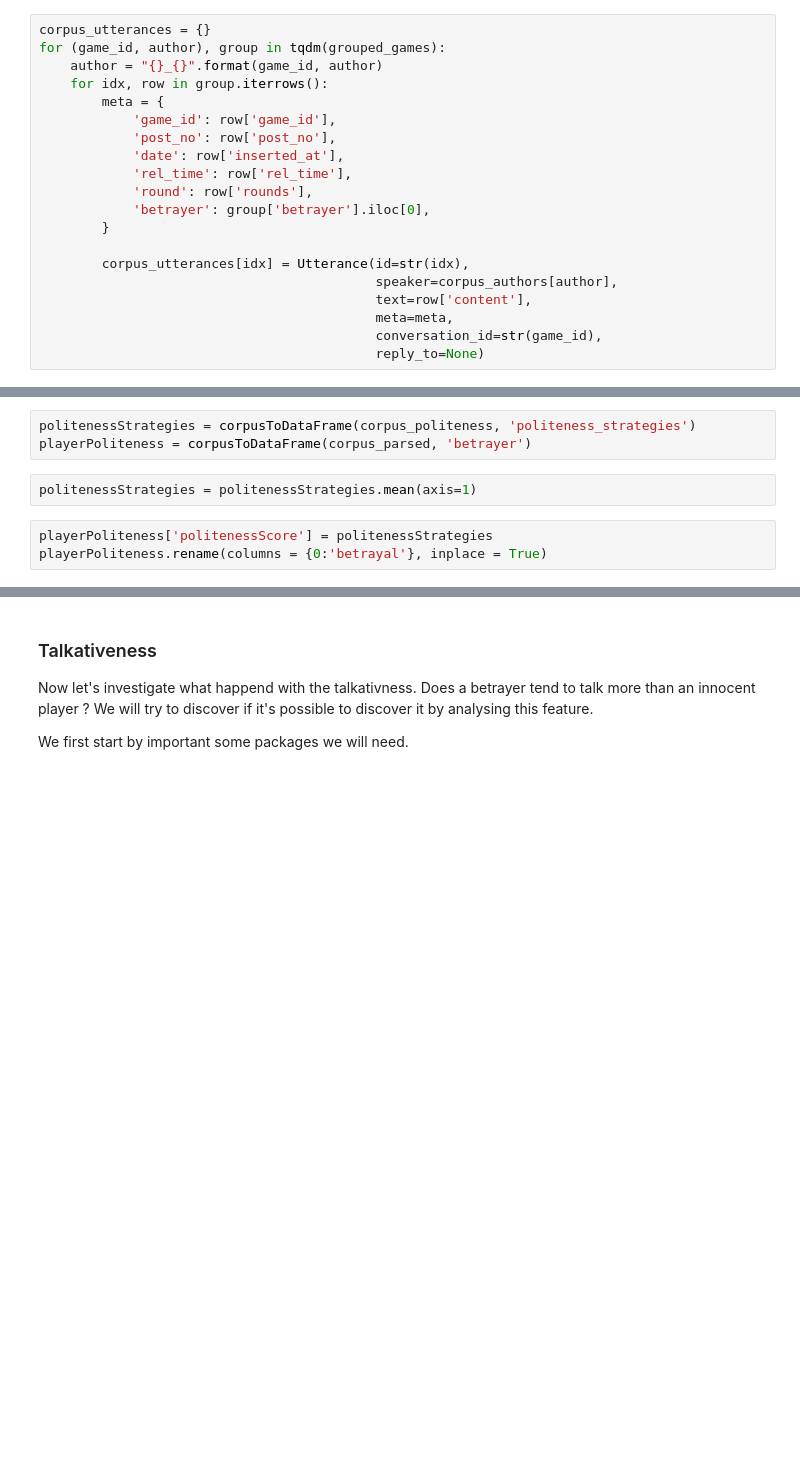
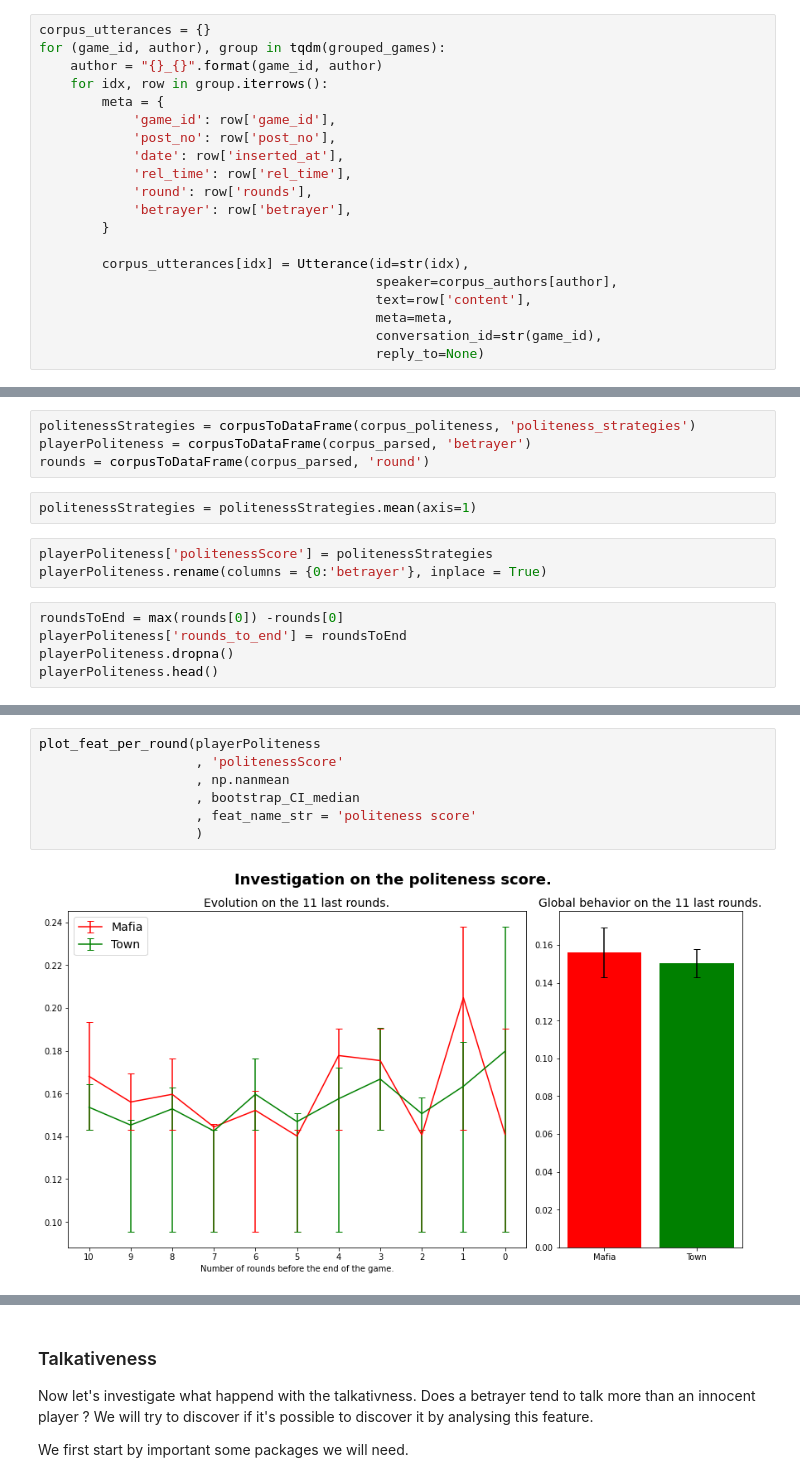
Before and after one commit to epfl-ada/ada-2020-project-milestone-p3-p3_bamboozled-gang, a Jupyter notebook: project_report.ipynb, the cells around one changed output, grey strips where cells are left out. Drawn from its saved outputs; the diff is of its cells as text; blank space fills up the shorter version.

Commit message:
Politeness significant : achievement completed, so happy AAAAAAA

```diff
--- a/project_report.ipynb
+++ b/project_report.ipynb
@@ -800,7 +783,7 @@ for (game_id, author), group in tqdm(grouped_games):
             'date': row['inserted_at'],
             'rel_time': row['rel_time'],
             'round': row['rounds'],
-            'betrayer': group['betrayer'].iloc[0],
+            'betrayer': row['betrayer'],
         }
 
         corpus_utterances[idx] = Utterance(id=str(idx),
@@ -931,8 +916,14 @@ def corpusToDataFrame(corpus, meta):
 # %%
 politenessStrategies = corpusToDataFrame(corpus_politeness, 'politeness_strategies')
 playerPoliteness = corpusToDataFrame(corpus_parsed, 'betrayer')
+rounds = corpusToDataFrame(corpus_parsed, 'round')
 # %%
 politenessStrategies = politenessStrategies.mean(axis=1)
 # %%
 playerPoliteness['politenessScore'] = politenessStrategies
-playerPoliteness.rename(columns = {0:'betrayal'}, inplace = True)
+playerPoliteness.rename(columns = {0:'betrayer'}, inplace = True)
+# %%
+roundsToEnd = max(rounds[0]) -rounds[0]
+playerPoliteness['rounds_to_end'] = roundsToEnd
+playerPoliteness.dropna()
+playerPoliteness.head()
@@ -938,0 +937,9 @@ playerPoliteness.rename(columns = {0:'betrayal'}, inplace = True)
+# %%
+plot_feat_per_round(playerPoliteness
+                    , 'politenessScore'
+                    , np.nanmean
+                    , bootstrap_CI_median
+                    , feat_name_str = 'politeness score'
+                    )
+# %% [output]
+[figure, added]
```
Also changed, not shown: parts of 13 cells of this notebook.
